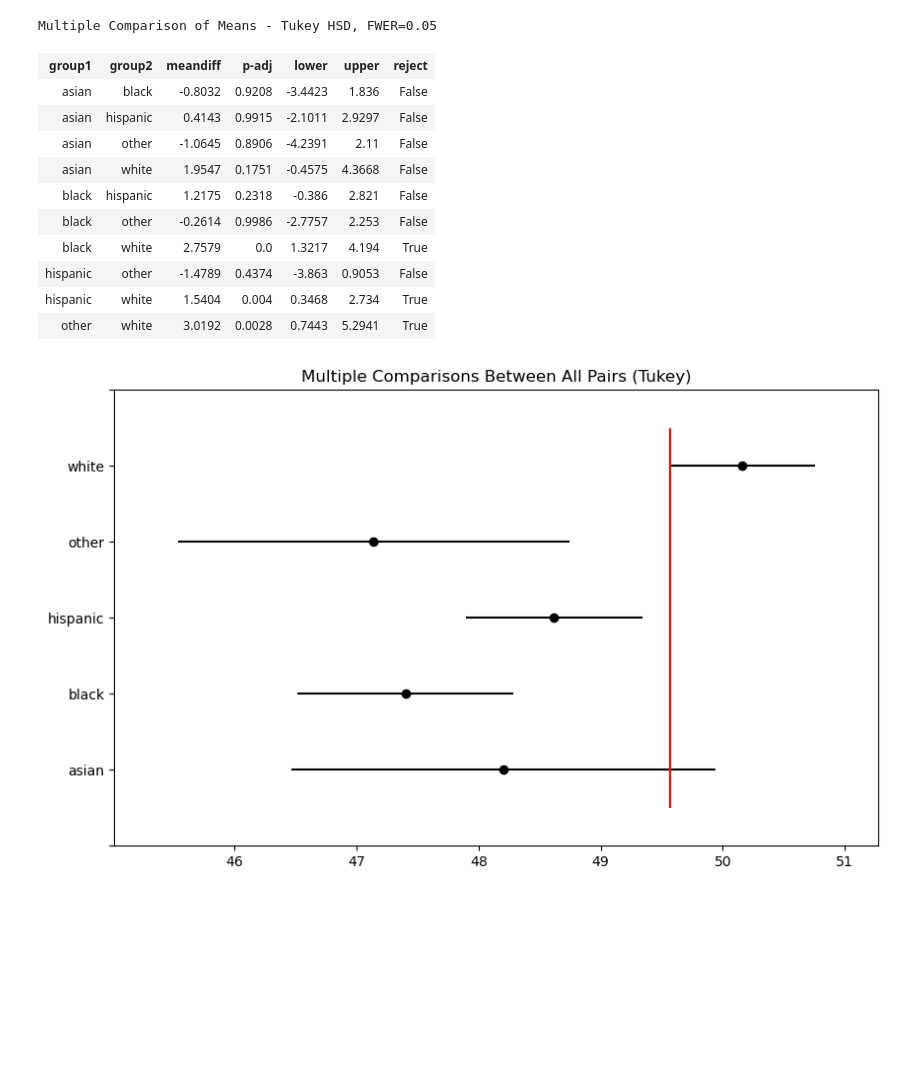
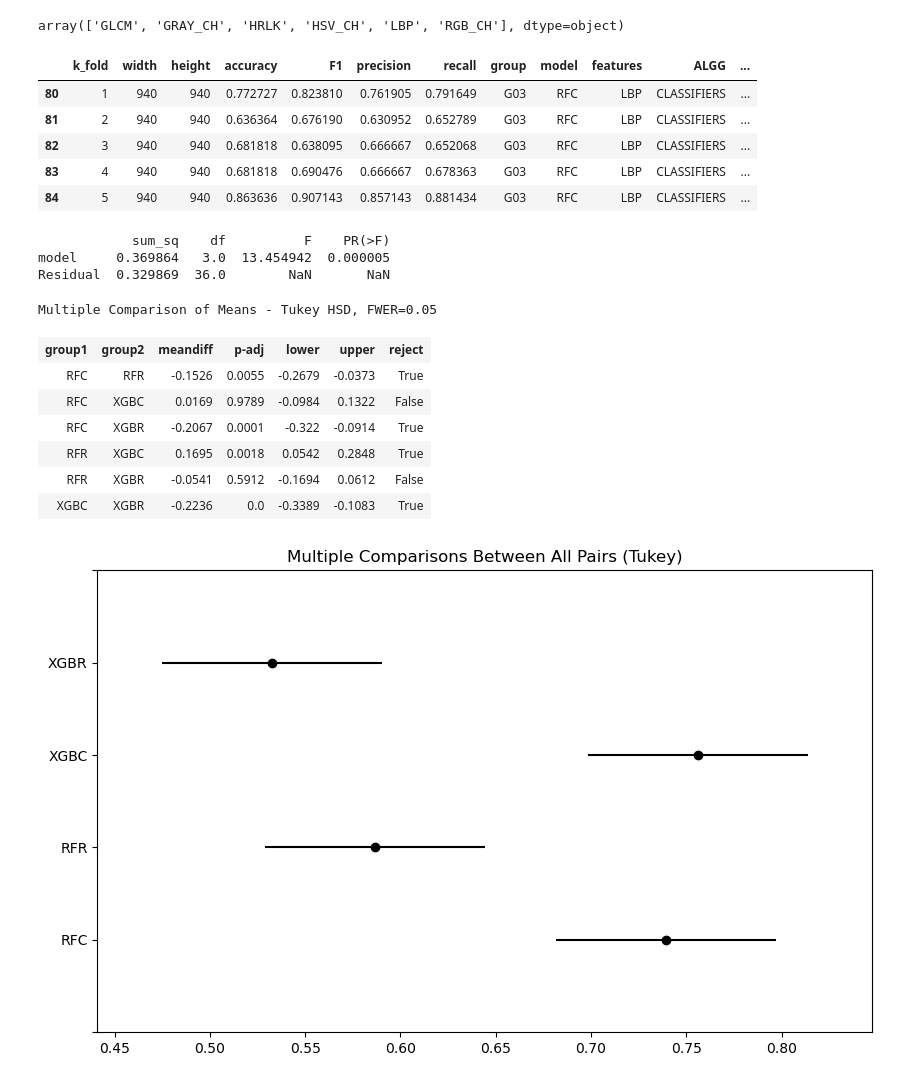
Before and after one commit to marsgr6/estadistica-ux, a Jupyter notebook: anova.ipynb, the cells around one changed output. Cells and saved outputs as stored; diff of their text form; code cells hidden in the pictures; blank space fills up the shorter version.

```diff
--- a/anova.ipynb
+++ b/anova.ipynb
@@ -45,0 +238,4 @@ Residual  31850.97438  995.0       NaN       NaN
+# %%
+data = pd.read_csv("https://raw.githubusercontent.com/marsgr6/estadistica-ux/main/data/model_evaluation.csv")
+
+data.groupby('model').describe()['accuracy']
@@ -91,25 +295,47 @@ TtestResult(statistic=1.4600047478281888, pvalue=0.14486920692077196, df=541.0)
+# %%
+np.unique(data.features)
+# %% [output]
+array(['GLCM', 'GRAY_CH', 'HRLK', 'HSV_CH', 'LBP', 'RGB_CH'], dtype=object)
+# %%
+gray_ch = data.query('features == "LBP"')
+gray_ch.head()
+# %% [output]
+|  | k_fold | width | height | accuracy | F1 | precision | recall | group | model | features | ALGG | ... |
+| 80 | 1 | 940 | 940 | 0.772727 | 0.823810 | 0.761905 | 0.791649 | G03 | RFC | LBP | CLASSIFIERS | ... |
+| 81 | 2 | 940 | 940 | 0.636364 | 0.676190 | 0.630952 | 0.652789 | G03 | RFC | LBP | CLASSIFIERS | ... |
+| 82 | 3 | 940 | 940 | 0.681818 | 0.638095 | 0.666667 | 0.652068 | G03 | RFC | LBP | CLASSIFIERS | ... |
+| 83 | 4 | 940 | 940 | 0.681818 | 0.690476 | 0.666667 | 0.678363 | G03 | RFC | LBP | CLASSIFIERS | ... |
+| 84 | 5 | 940 | 940 | 0.863636 | 0.907143 | 0.857143 | 0.881434 | G03 | RFC | LBP | CLASSIFIERS | ... |
+# %%
+import statsmodels.api as sm
+from statsmodels.formula.api import ols
+
+model = ols('accuracy ~ model',  # Model formula
+            data = gray_ch).fit()
+
+anova_result = sm.stats.anova_lm(model, typ=2)
+print(anova_result)
+# %% [output]
+            sum_sq    df          F    PR(>F)
+model     0.369864   3.0  13.454942  0.000005
+Residual  0.329869  36.0        NaN       NaN
 # %%
 from statsmodels.stats.multicomp import pairwise_tukeyhsd
 
-tukey = pairwise_tukeyhsd(endog=voter_age,     # Data
-                          groups=voter_race,   # Groups
+tukey = pairwise_tukeyhsd(endog=gray_ch.accuracy,     # Data
+                          groups=gray_ch.model,   # Groups
                           alpha=0.05)          # Significance level
 
 tukey.plot_simultaneous()    # Plot group confidence intervals
-plt.vlines(x=49.57,ymin=-0.5,ymax=4.5, color="red")
 
 tukey.summary()
 # %% [output]
 Multiple Comparison of Means - Tukey HSD, FWER=0.05
 | group1 | group2 | meandiff | p-adj | lower | upper | reject |
-| asian | black | -0.8032 | 0.9208 | -3.4423 | 1.836 | False |
-| asian | hispanic | 0.4143 | 0.9915 | -2.1011 | 2.9297 | False |
-| asian | other | -1.0645 | 0.8906 | -4.2391 | 2.11 | False |
-| asian | white | 1.9547 | 0.1751 | -0.4575 | 4.3668 | False |
-| black | hispanic | 1.2175 | 0.2318 | -0.386 | 2.821 | False |
-| black | other | -0.2614 | 0.9986 | -2.7757 | 2.253 | False |
-| black | white | 2.7579 | 0.0 | 1.3217 | 4.194 | True |
-| hispanic | other | -1.4789 | 0.4374 | -3.863 | 0.9053 | False |
-| hispanic | white | 1.5404 | 0.004 | 0.3468 | 2.734 | True |
-| other | white | 3.0192 | 0.0028 | 0.7443 | 5.2941 | True |
+| RFC | RFR | -0.1526 | 0.0055 | -0.2679 | -0.0373 | True |
+| RFC | XGBC | 0.0169 | 0.9789 | -0.0984 | 0.1322 | False |
+| RFC | XGBR | -0.2067 | 0.0001 | -0.322 | -0.0914 | True |
+| RFR | XGBC | 0.1695 | 0.0018 | 0.0542 | 0.2848 | True |
+| RFR | XGBR | -0.0541 | 0.5912 | -0.1694 | 0.0612 | False |
+| XGBC | XGBR | -0.2236 | 0.0 | -0.3389 | -0.1083 | True |
-[figure, old version]
+[figure, new version]
```
Also changed, not shown: parts of 20 cells of this notebook.
